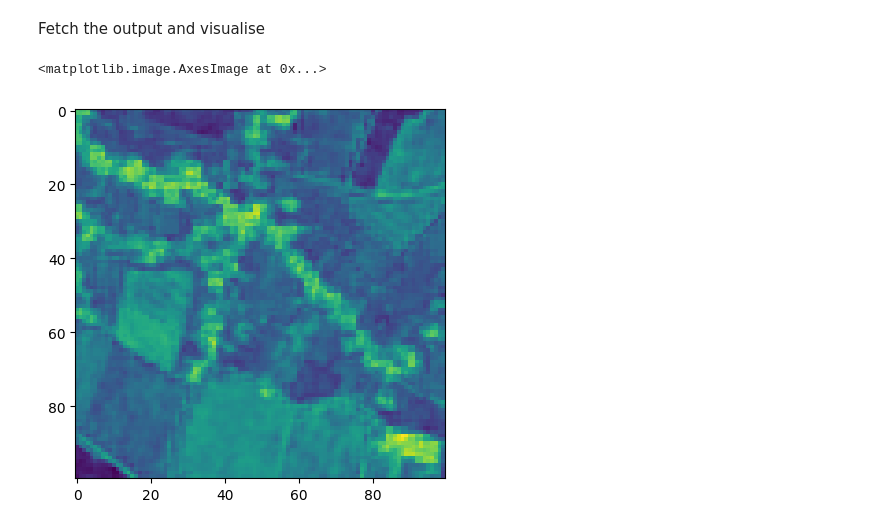
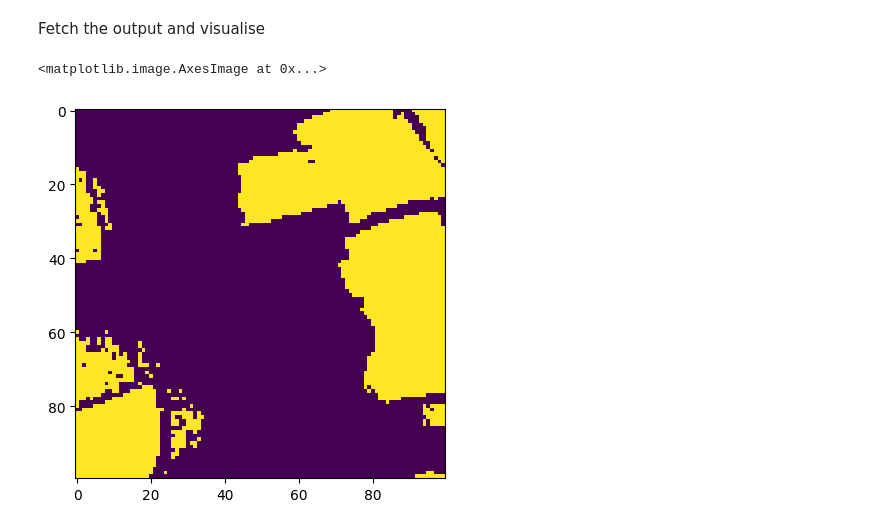
Before and after one commit to WorldCereal/worldcereal-classification, a Jupyter notebook: minimal_wc_presto/backend_inference_example_openeo.ipynb, the cells around one changed output. Saved outputs shown, nothing was run; the diff lists cells and outputs as text; code cells hidden in the pictures.

```diff
--- a/minimal_wc_presto/backend_inference_example_openeo.ipynb
+++ b/minimal_wc_presto/backend_inference_example_openeo.ipynb
@@ -120,11 +120,9 @@ Fetch the output and visualise
 # %%
 import xarray as xr
 import matplotlib.pyplot as plt
 
-output = xr.open_dataset('2024_05_23_10_00_45_output_presto.nc')
-# output = output['output_catboost'].to_numpy().squeeze()
-# plt.imshow(output)
+output = xr.open_dataset('2024_05_24_16_16_00_output_presto.nc')
 plt.imshow(output['classification'])
 # %% [output]
 <matplotlib.image.AxesImage at 0x...>
-[figure, old version]
+[figure, new version]
```
Also changed, not shown: parts of 4 cells of this notebook.
